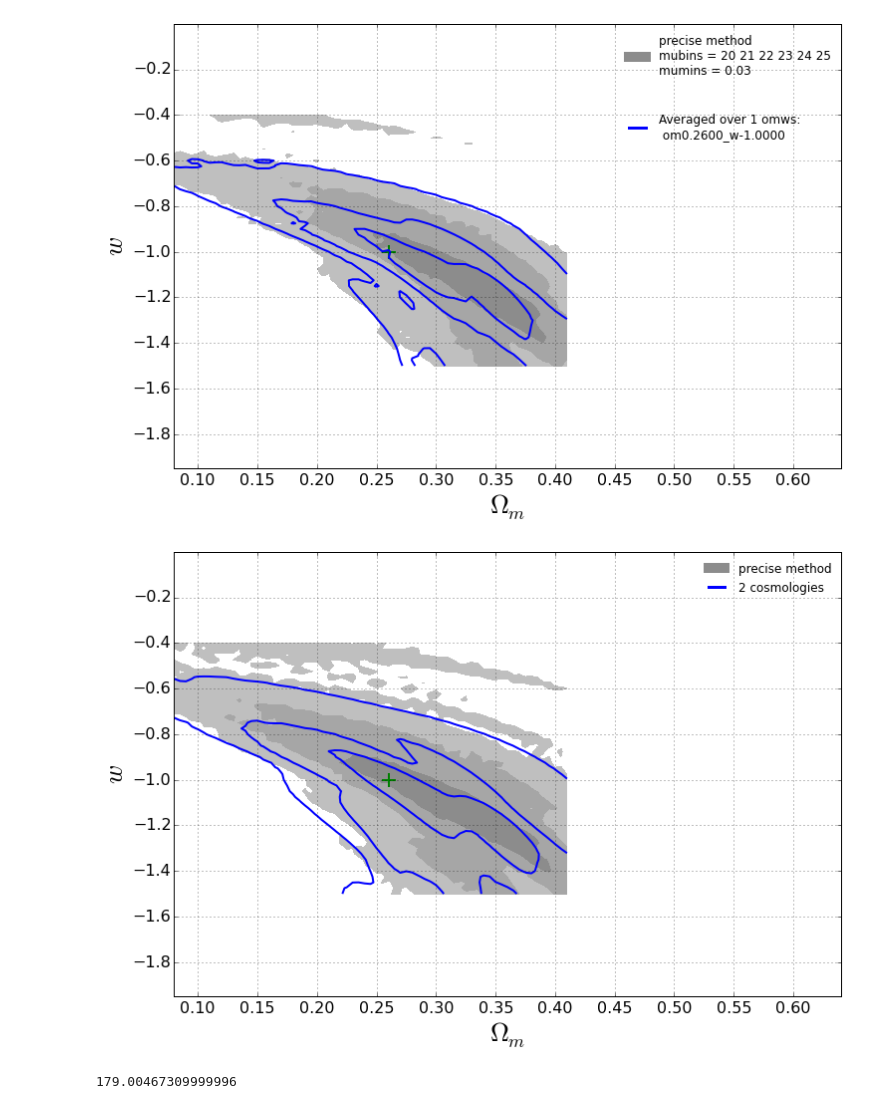
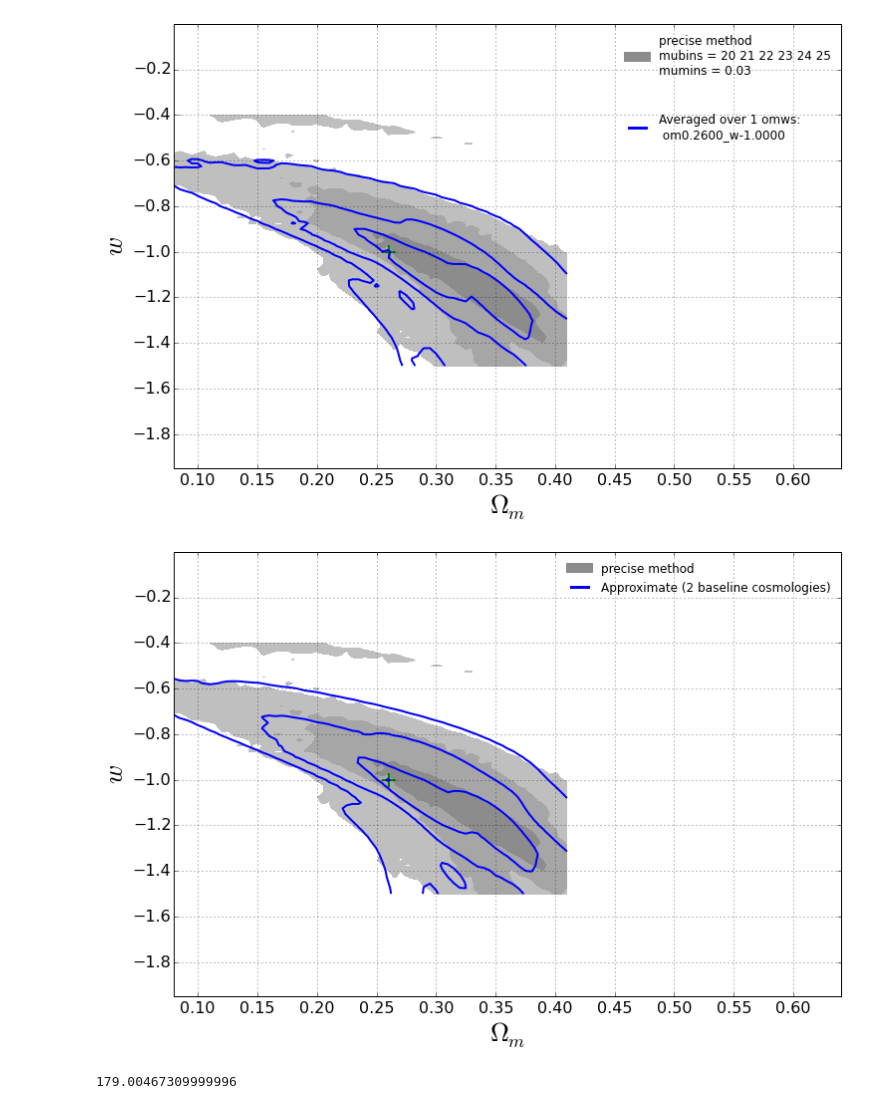
Before and after one commit to xiaodongli1986/2PCF_AP, a Jupyter notebook: 4.Comp_Precise_Approx_Ver2.ipynb, the cells around one changed output. Cells and saved outputs as stored; diff of their text form; code cells hidden in the pictures.

```diff
--- a/4.Comp_Precise_Approx_Ver2.ipynb
+++ b/4.Comp_Precise_Approx_Ver2.ipynb
@@ -280,8 +280,8 @@ for omwstds in all_omws:
 # %%
 if True:
     #nummuedges = [nownummuedge]#[nowmuedge]#range(13,14)
-    mumins = np.linspace(0.01, 0.15,15)
-    nummuedges = range(21+1,25+1+1) ## Number of bins 25-35; Number of edges 26-36
+    mumins = np.linspace(0.03, 0.03,1)
+    nummuedges = range(20+1,25+1+1) ## Number of bins 25-35; Number of edges 26-36
 #for nowmumin in np.linspace(0.01,0.15,15):
     #print '* nowmumin = ', nowmumin
 #    mumins = [nowmumin] #np.linspace(0.05, 0.05,1)
@@ -320,7 +320,7 @@ if True:
     fig, ax = figax(figxsize=12,figysize=8)
     #fig1, ax1 = figax(16,6)
     #fig2, ax2 = figax(16,6)
-    for nowfiles in [ covmatrescale_nowfiles1, covmatrescale_nowfiles4]:#, covmatrescale_nowfiles5]:#,covmatrescale_nowfiles4]:#,covmatrescale_nowfiles4]:#, covmatrescale_nowfiles3]:
+    for nowfiles in [ covmatrescale_nowfiles1, covmatrescale_nowfiles3]:#, covmatrescale_nowfiles5]:#,covmatrescale_nowfiles4]:#,covmatrescale_nowfiles4]:#, covmatrescale_nowfiles3]:
         ifile = -1
         nowtab = {}
         for covmatrescale_nowfile in nowfiles:
@@ -341,7 +341,7 @@ if True:
             elif plotformat == 3:
                     #nowlab = '6 cosmologies (weightedstds)'
                     #nowlab = '6 cosmologies, avg_counts'
-                    nowlab = '2 cosmologies'
+                    nowlab = 'Approximate (2 baseline cosmologies)'
             #elif plotformat == 5:
             #    nowlab = 'Approximate Method ($s$,$\\mu$ mapping, Fortran code)'
         nowtab[omwstr(0.26,-1)][1] = (nowtab[omwstr(0.235,-1)][1]+nowtab[omwstr(0.285,-1)][1])/2.0
@@ -356,34 +356,34 @@ if True:
 
         if plotformat == 1:
                 ax1.scatter(X,Y, lw=2, linewidths=0, color='b', label='Precise')
                 nowlike0 = [[nowtab[omwstr(om,w)][1]/float(len(nowfiles)) for om in Dense2subscan_omlist] for w in Dense2subscan_wlist]
                 Y0 = [xx for xx in Y]
         else:
           if False:
                 ax1.scatter(X,Y, lw=2, linewidths=0, color='r', label='Approx')
                 diffY = [Y[row]-Y0[row] for row in range(len(Y))]
                 difflike = [[nowtab[omwstr(om,w)][1]/float(len(nowfiles)) for om in Dense2subscan_omlist] for w in Dense2subscan_wlist]
                 for row2 in range(len(Dense2subscan_omlist)):
                     for row1 in range(len(Dense2subscan_wlist)):
                         difflike[row1][row2] = (difflike[row1][row2]-nowlike0[row1][row2])
                 ax2.scatter(X,diffY, lw=2, linewidths=0, color='r', label='Approx - Precise')
         plotformat += 2
     #ax1.set_xlabel('DA H ratio (high-z OVER low-z)', fontsize=20)
     #ax1.set_ylabel('$\\chi^2$', fontsize=20)
     ax.grid(); ax1.grid(); ax2.grid()
     ax.set_xlim(conommin, conommax); ax.set_ylim(conwmin, conwmax)
     ax.set_xlabel('$\\Omega_m$', fontsize=26); ax.set_ylabel('$w$', fontsize=26)
     ax.set_xticks(np.arange(0.10, conommax, 0.05)); ax.set_yticks(np.arange(-1.8, conwmax, 0.2))
     #ax.set_title('# of $\\mu$ bins = '+str(nummuedges))
     ax.legend(frameon=False,loc='best'); ax1.legend(frameon=False,loc='best'); ax2.legend(frameon=False,loc='best')
     #fig.savefig('CompContour__polyfitdeg3.baseline_'+nowomwstr+'_nbins750_mubins600.png', format='png')
     #fig.savefig('CompContour__polyfitdeg3.baseline_AveragedOver'+str(len(all_omws))+'OMWs_nbins750_mubins600.png', format='png')
     #fig.savefig('CompContour__polyfitdeg3.baseline_SixOMWs_Weighted_nbins750_mubins600.png', format='png')
     #fig.savefig('CompContour__polyfitdeg3.baseline_TwoOMWs_AVG_counts_nbins750_mubins600.png', format='png')
     #fig.savefig('CompContour__polyfitdeg3.baseline_SixOMWs_AVG_counts_nbins750_mubins600.png', format='png')
     plt.show()
 # %% [output]
-[figure, old version]
+[figure, new version]
 # %%
 def sumstr(nowstr):
     return sum([float(xx) for xx in nowstr.split()])
```
Also changed, not shown: 5 other files.
